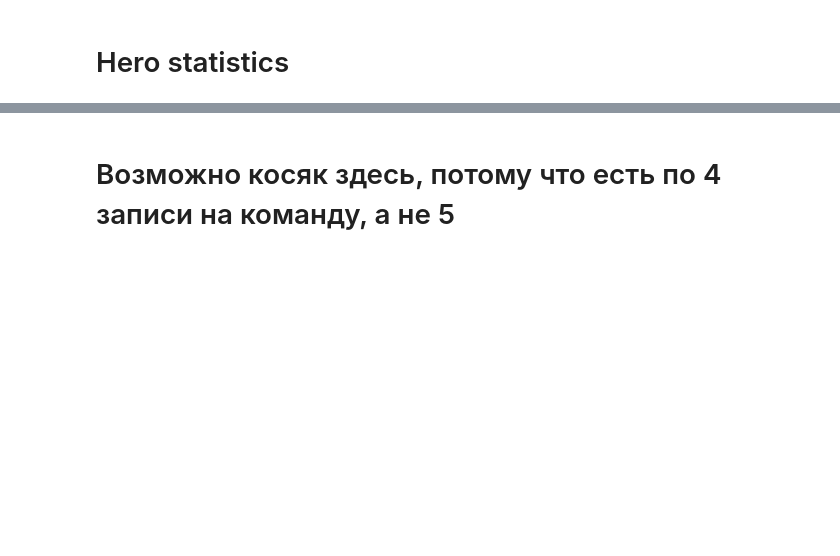
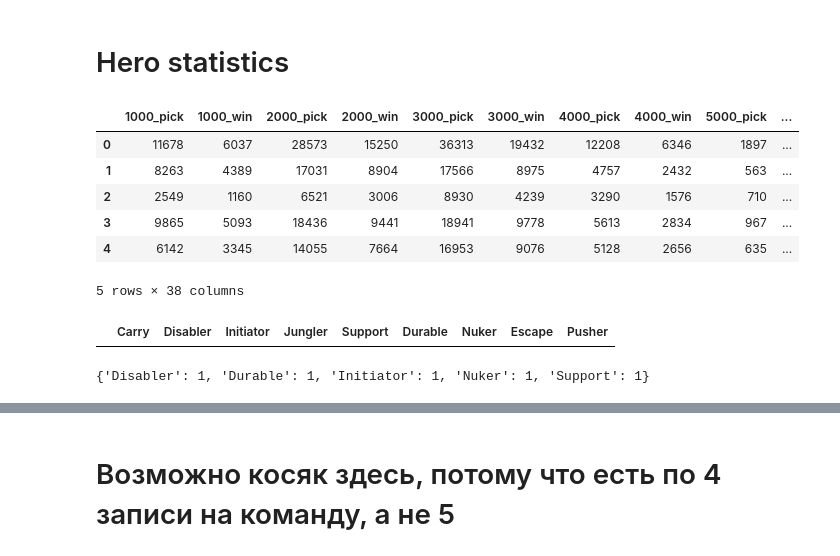
Before and after one commit to arch1baald/dotaML, a Jupyter notebook: draft/ABT.ipynb, the cells around one changed output, grey strips where cells are left out. Drawn from its saved outputs; the diff is of its cells as text; code cells hidden in the pictures; blank space fills up the shorter version.

```diff
--- a/draft/ABT.ipynb
+++ b/draft/ABT.ipynb
@@ -749,7 +727,28 @@ buyback.shape
 urlHeroes = "https://api.opendota.com/api/heroStats"
 # %%
 resp = requests.get('https://api.opendota.com/api/heroStats')
-dictData = resp.json()
+data = resp.json()
 if resp.status_code == 400 and data is not None:
     sys.stderr.write(data['err'])
 resp.raise_for_status()
+# %%
+def create_hero_stats_table():
+    hero_stats_url = 'https://api.opendota.com/api/heroStats'
+    resp = requests.get(hero_stats_url)
+    data = resp.json()
+    if resp.status_code == 400 and data is not None:
+        sys.stderr.write(data.get('error'))
+    resp.raise_for_status()
+    df_heroes = pd.DataFrame(data)
+    df_heroes.drop(['id', 'icon', 'img', 'name', 'roles'], axis=1, inplace=True)
+    return df_heroes
+df_heroes = create_hero_stats_table()
+df_heroes.head()
+# %% [output]
+|  | 1000_pick | 1000_win | 2000_pick | 2000_win | 3000_pick | 3000_win | 4000_pick | 4000_win | 5000_pick | ... |
+| 0 | 11678 | 6037 | 28573 | 15250 | 36313 | 19432 | 12208 | 6346 | 1897 | ... |
+| 1 | 8263 | 4389 | 17031 | 8904 | 17566 | 8975 | 4757 | 2432 | 563 | ... |
+| 2 | 2549 | 1160 | 6521 | 3006 | 8930 | 4239 | 3290 | 1576 | 710 | ... |
+| 3 | 9865 | 5093 | 18436 | 9441 | 18941 | 9778 | 5613 | 2834 | 967 | ... |
+| 4 | 6142 | 3345 | 14055 | 7664 | 16953 | 9076 | 5128 | 2656 | 635 | ... |
+5 rows × 38 columns
@@ -755,0 +760,10 @@ resp.raise_for_status()
+# %%
+df_hero_roles = pd.DataFrame(columns=dota_hero_roles)
+df_hero_roles.append()
+# %% [output]
+|  | Carry | Disabler | Initiator | Jungler | Support | Durable | Nuker | Escape | Pusher |
+# %%
+roles_lst = ['Support', 'Nuker', 'Disabler', 'Durable', 'Initiator']
+{role: 1 for role in roles_lst}
+# %% [output]
+{'Disabler': 1, 'Durable': 1, 'Initiator': 1, 'Nuker': 1, 'Support': 1}
```
Also changed, not shown: parts of 21 cells of this notebook.
